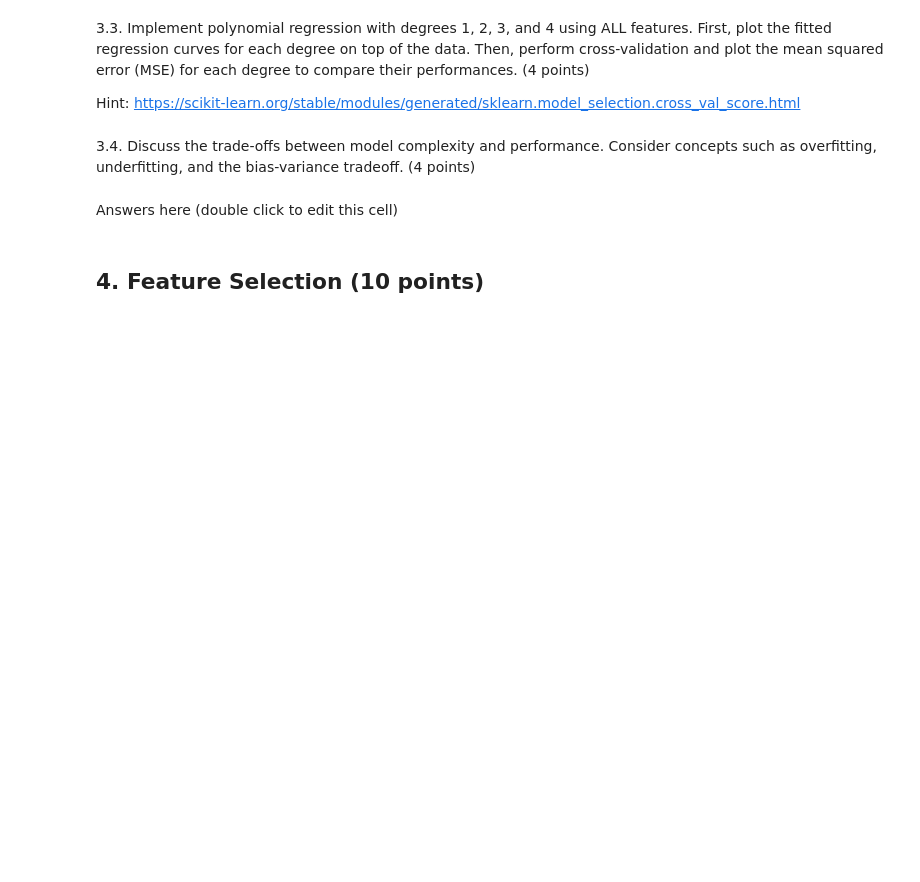
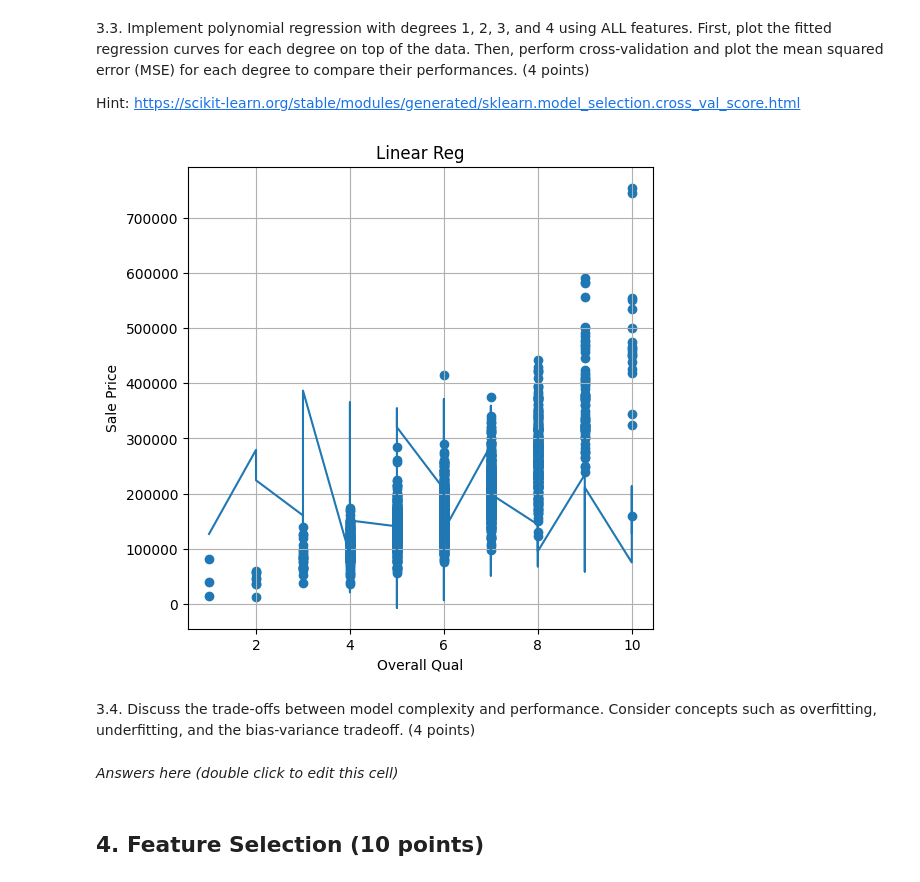
Before and after one commit to SpaceEnthusiast07/UNI, a Jupyter notebook: COM1011 - Machine Learning/Coursework/CW1/COM1011-750032575.ipynb, the cells around one changed output. Cells and saved outputs as stored; diff of their text form; code cells hidden in the pictures; blank space fills up the shorter version.

```diff
--- a/COM1011 - Machine Learning/Coursework/CW1/COM1011-750032575.ipynb
+++ b/COM1011 - Machine Learning/Coursework/CW1/COM1011-750032575.ipynb
@@ -447,7 +545,45 @@ Hint: https://scikit-learn.org/stable/modules/generated/sklearn.model_selection.
+# %%
+# Answers here
+
+# Interpretation of question:
+# For each reg degree (1,2,3,4) plot a graph of most correlated feature and reg curve!
+# Meaning only 4 graphs are required
+
+# Split the data into features and target
+featureDataset = df.drop(columns="SalePrice").copy()
+targetDataset = df[["SalePrice"]].copy()
+
+# Split the two datasets into train and test sets
+featureTrain, featureTest, targetTrain, targetTest = train_test_split(featureDataset, targetDataset, test_size=0.2, random_state=32)
+
+
+# >>Poly 1 (Linear)<<
+# Create and fit the model
+poly1Model = LinearRegression().fit(featureTrain, targetTrain)
+# Predict the target
+poly1Predictions = poly1Model.predict(featureTest)
+# Set the plot size
+plt.figure(figsize=(6,6))
+# Plot the scatter plot of "Overall Qual" and "Sale Price"
+plt.scatter(featureDataset["Overall Qual"], targetDataset)
+# Create a list of values for the x-axis
+#x_line = np.linspace(featureDataset["Overall Qual"].min(), featureDataset["Overall Qual"].max(), 100).reshape(-1, 1)
+# Predict the SalePrice using these new x-axis values
+#y_line = poly1Model.predict(x_line)
+# Plot the reg line
+plt.plot(featureTest["Overall Qual"].sort_values(), poly1Predictions)
+# Set the axes labels and title
+plt.xlabel("Overall Qual")
+plt.ylabel("Sale Price")
+plt.title("Linear Reg")
+plt.grid(True)
+plt.show()
+# %% [output]
+[figure, added]
 # %% [markdown]
 3.4. Discuss the trade-offs between model complexity and performance. Consider concepts such as overfitting, underfitting, and the bias-variance tradeoff. (4 points)
 # %% [markdown]
-Answers here (double click to edit this cell)
+*Answers here (double click to edit this cell)*
 # %% [markdown]
 ## 4. Feature Selection (10 points)
 # %% [markdown]
```
Also changed, not shown: parts of 7 cells of this notebook.
